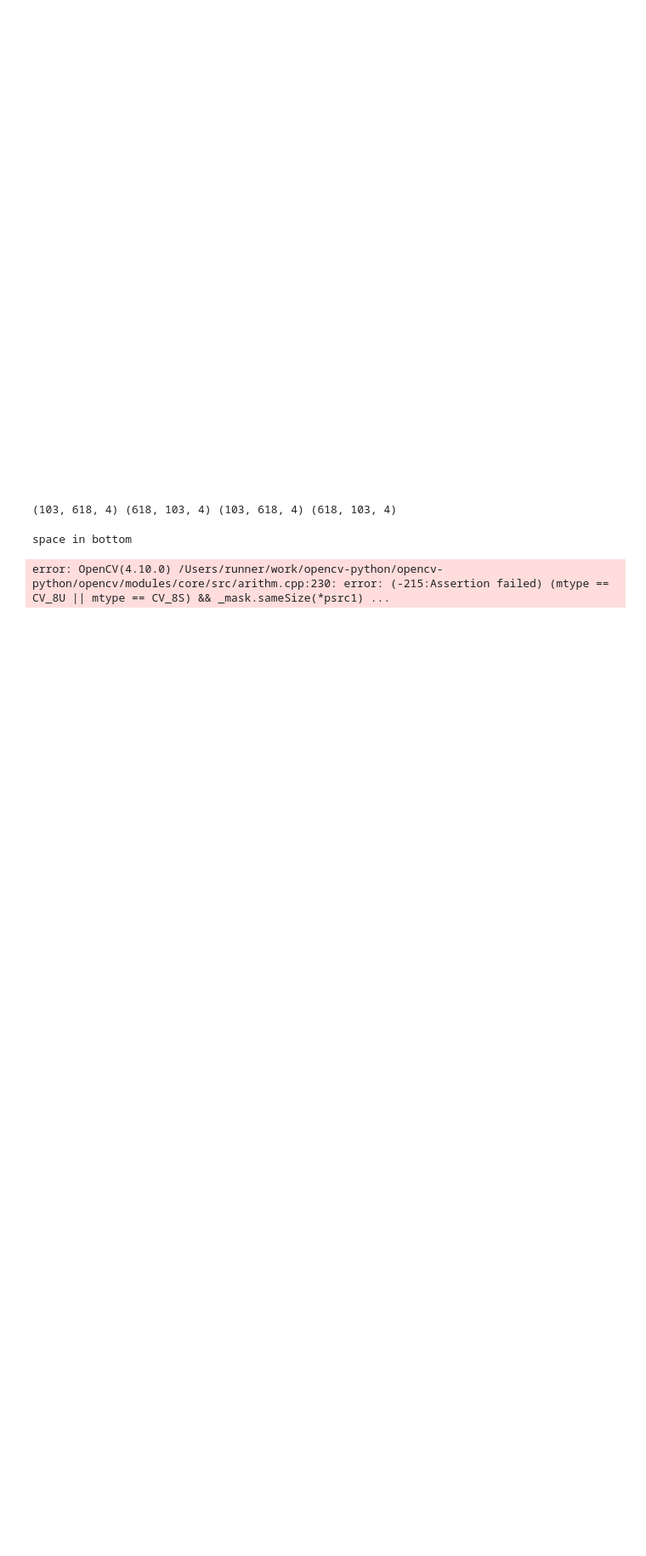
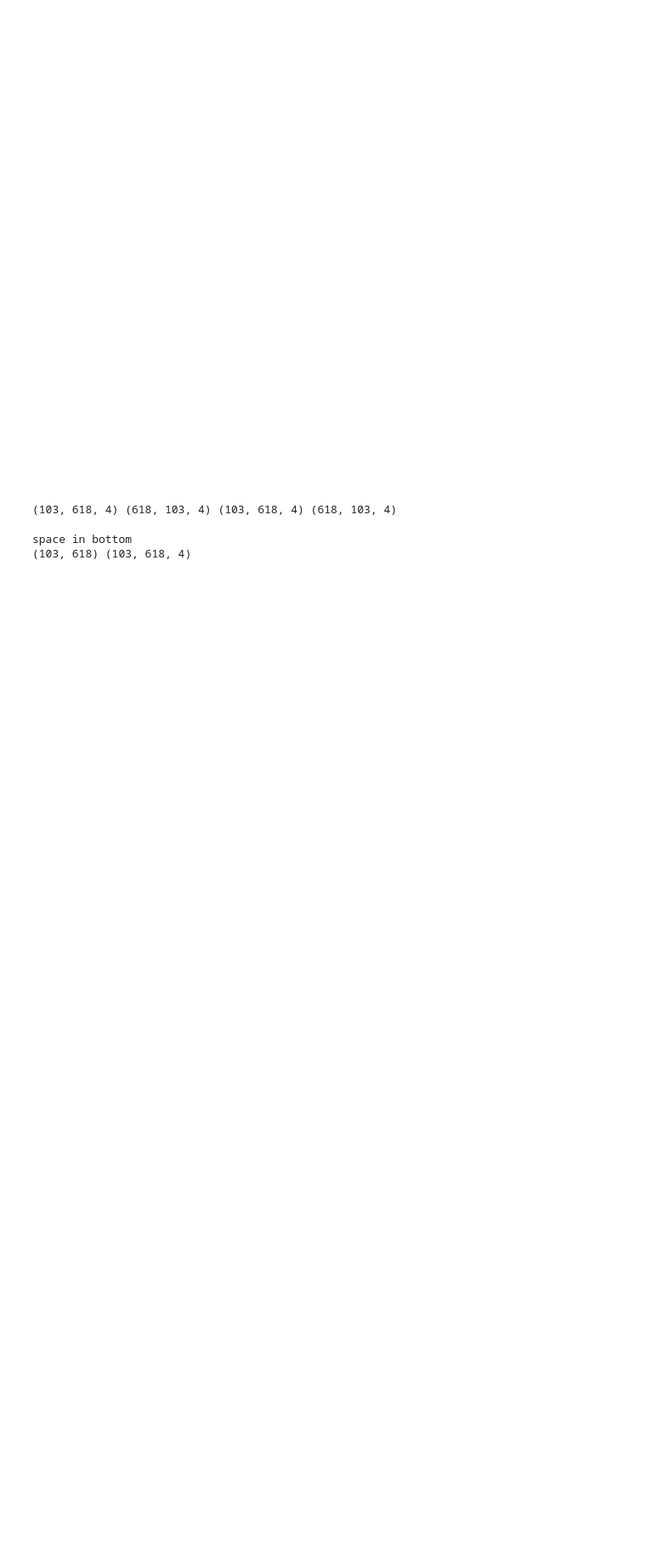
Before and after one commit to JohanF26/numpy_puzzle_maker, a Jupyter notebook: Untitled.ipynb, the cells around one changed output. Shown: that part at 85% size. Drawn from its saved outputs; the diff is of its cells as text; code cells hidden in the pictures; blank space fills up the shorter version.

Commit message:
Finished piece mask creation in Edge and PuzzlePiece classes

```diff
--- a/Untitled.ipynb
+++ b/Untitled.ipynb
@@ -391,12 +393,12 @@ class PuzzlePiece:
                 print("Cannot add tab with provided edge.")
 
     def add_space(self, edge):
-        temp_mask = cv2.bitwise_not(edge.data)
+        temp_mask = cv2.bitwise_not(edge.data)[:,:,3]
         match edge.edge_type:
             #type of edge means represents tab placement, a space would be placed in the opposite side
             case EdgeType.TOP:
                 print("space in bottom")
-                #print(temp_mask.shape,self.piece_mask[-2*self.segment:-self.segment].shape )
+                print(temp_mask.shape,self.piece_mask[-2*self.segment:-self.segment].shape )
                 self.piece_mask[-2*self.segment:-self.segment] = cv2.bitwise_and(self.piece_mask[-2*self.segment:-self.segment],
                                                                                 self.piece_mask[-2*self.segment:-self.segment],
                                                                                 mask=temp_mask)
@@ -414,15 +416,24 @@ class PuzzlePiece:
                 print("Cannot add tab with provided edge.")
 # %%
 puzzle_piece = PuzzlePiece(segment)
+piece_above = PuzzlePiece(segment)
 puzzle_piece.create_mask_base()
-puzzle_piece.add_space(edge1)
+piece_above.create_mask_base()
+
+puzzle_piece.add_tab(edge1)
 puzzle_piece.add_tab(edge2)
-#puzzle_piece.add_tab(edge3)
+puzzle_piece.add_tab(edge3)
 puzzle_piece.add_tab(edge4)
+
+piece_above.add_space(edge1)
+
 display(Image.fromarray(puzzle_piece.piece_mask))
+display(Image.fromarray(piece_above.piece_mask))
 # %% [output]
 space in bottom
+(103, 618) (103, 618, 4)
-error: OpenCV(4.10.0) /Users/runner/work/opencv-python/opencv-python/opencv/modules/core/src/arithm.cpp:230: error: (-215:Assertion failed) (mtype == CV_8U || mtype == CV_8S) && _mask.sameSize(*psrc1) ...
+[figure, added]
+[figure, added]
 # %%
 # def create_tab(self, num_points, deform_angle, k=0.8):
     #     '''
```
Also changed, not shown: parts of 1 cell of this notebook.
